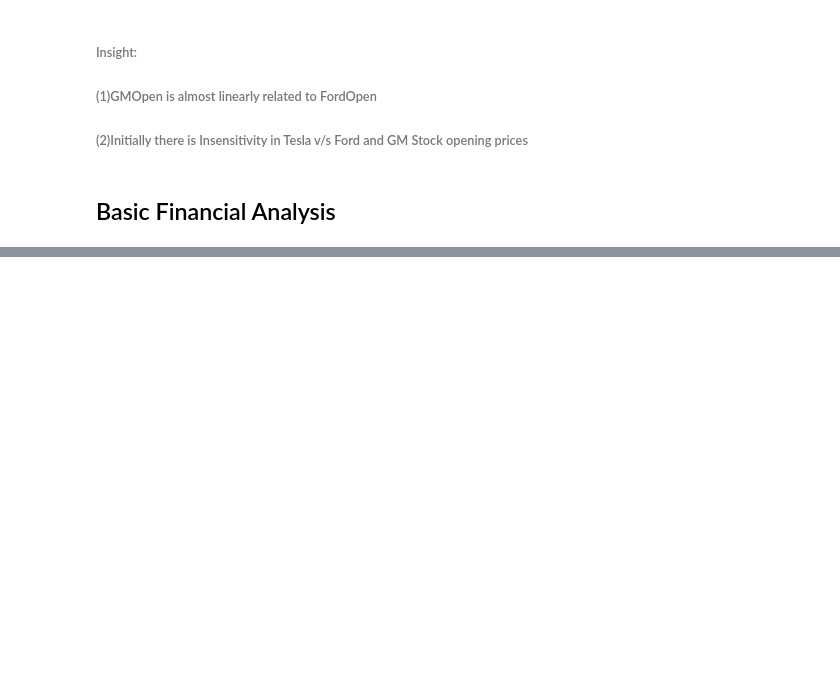
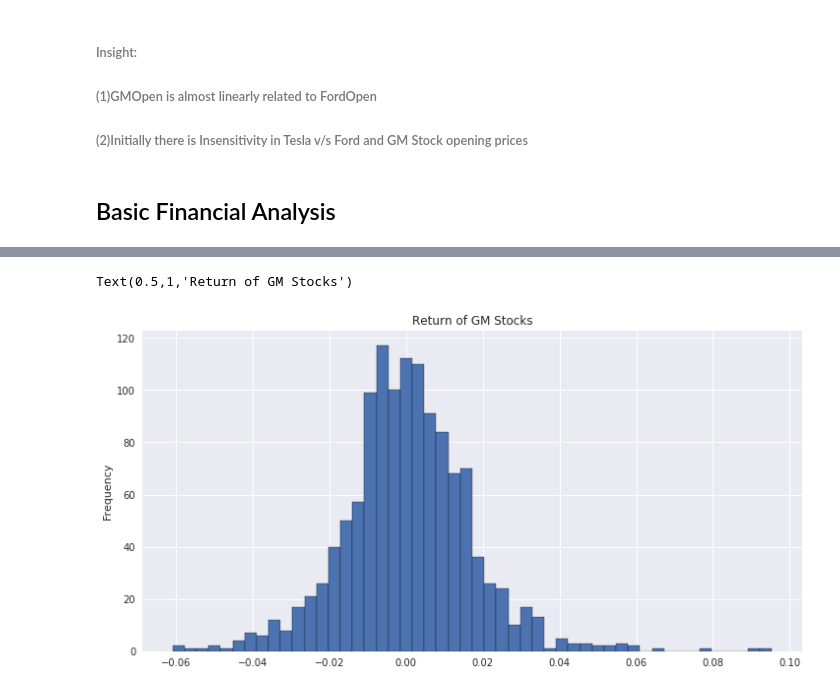
Before and after one commit to HeadHunTeR779/Stock-Analysis-of-Automobile-Giants, a Jupyter notebook: Stock_Analysis.ipynb, the cells around one changed output, grey strips where cells are left out. Saved outputs shown, nothing was run; the diff lists cells and outputs as text; code cells hidden in the pictures; blank space fills up the shorter version.

```diff
--- a/Stock_Analysis.ipynb
+++ b/Stock_Analysis.ipynb
@@ -214,0 +235,2 @@ plt.plot()
+# %%
+GM["returns"] = (GM['Close']/GM.shift()['Close']) -1
@@ -214,0 +279,6 @@ plt.plot()
+# %%
+GM["returns"].plot(kind="hist",bins=50,edgecolor="black",figsize=(12,6))
+plt.title("Return of GM Stocks")
+# %% [output]
+Text(0.5,1,'Return of GM Stocks')
+[figure, added]
```
Also changed, not shown: parts of 14 cells of this notebook.
